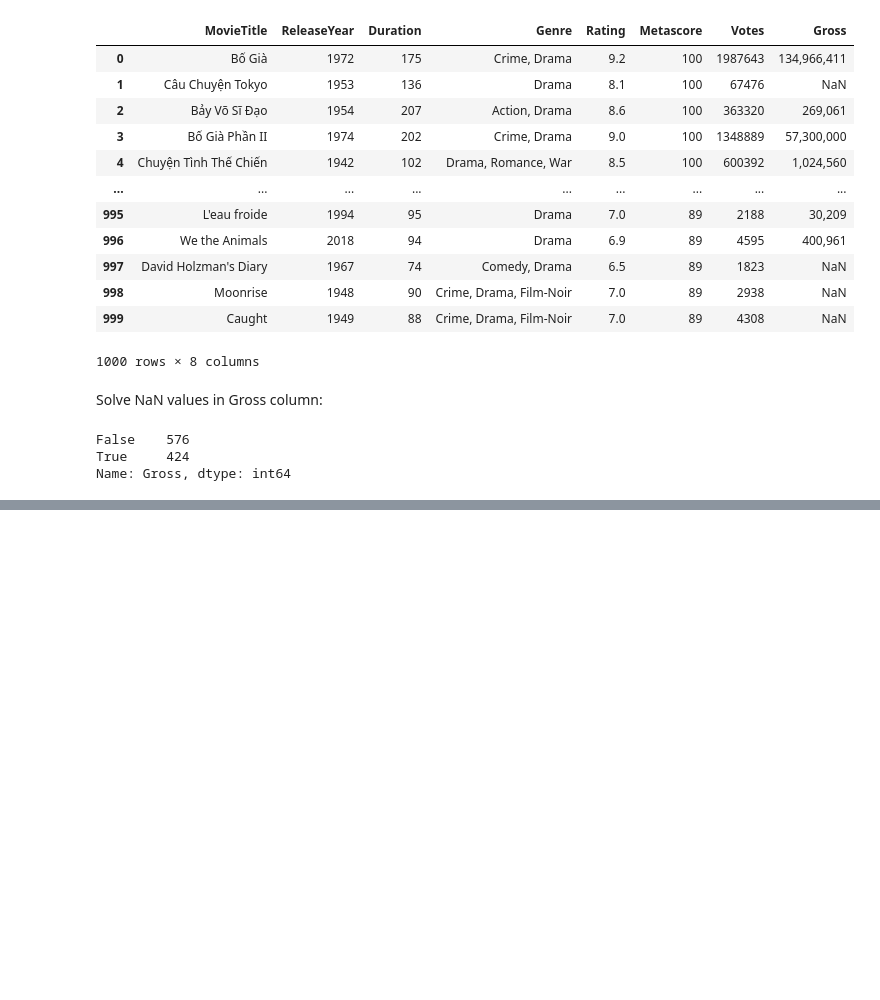
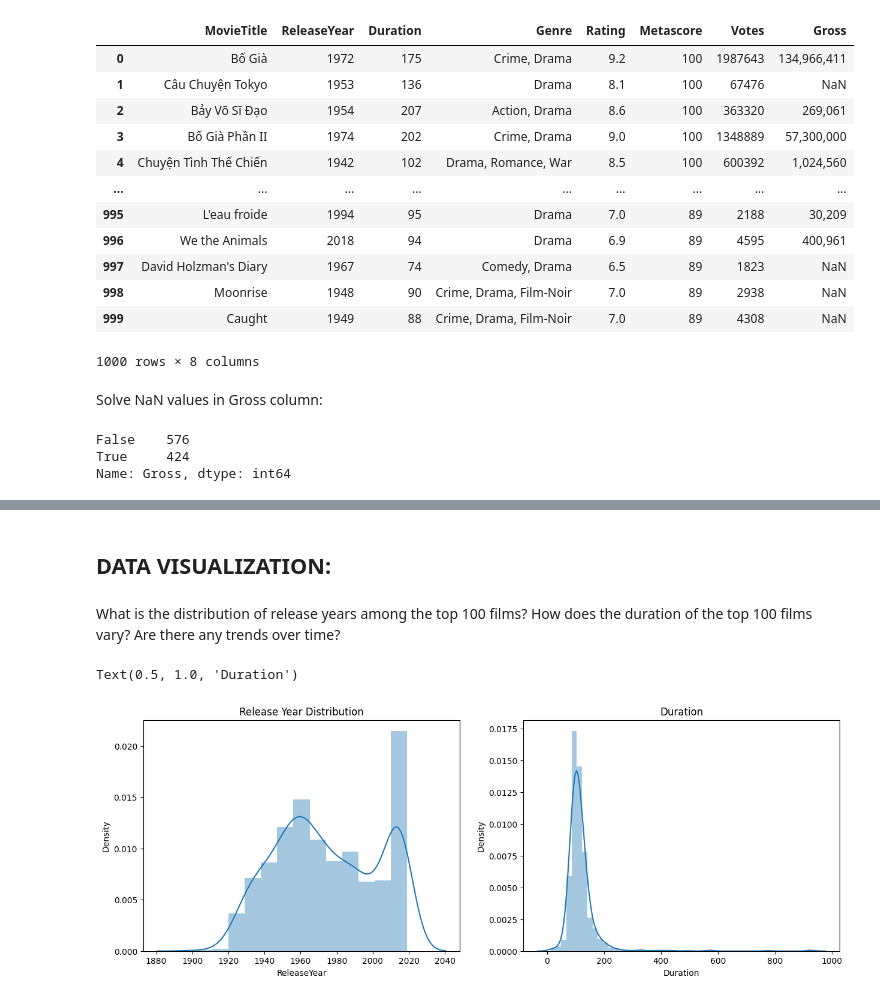
Before and after one commit to luongkhanhphuong2412/Movie_Recommedation_System, a Jupyter notebook: movie_analysis.ipynb, the cells around one changed output, grey strips where cells are left out. Cells and saved outputs as stored; diff of their text form; code cells hidden in the pictures; blank space fills up the shorter version.

```diff
--- a/movie_analysis.ipynb
+++ b/movie_analysis.ipynb
@@ -200,5 +203,5 @@ False    576
 True     424
 Name: Gross, dtype: int64
 # %%
-# remove rows having NaN values
-df.dropna(subset= ['Gross'], inplace= True)
+# # remove rows having NaN values
+# df.dropna(subset= ['Gross'], inplace= True)
@@ -220,0 +208,3 @@ df
+# %%
+df[['Genre_1', 'Genre_2', 'Genre_3']] = df['Genre'].str.split(',', expand= True)
+df
@@ -220,0 +225,4 @@ df
+# %%
+df['Genre_2']= df['Genre_2'].fillna(' ')
+df['Genre_3']= df['Genre_3'].fillna(' ')
+df.head(10)
@@ -220,0 +241,17 @@ df
+# %% [markdown]
+## DATA VISUALIZATION:
+# %% [markdown]
+What is the distribution of release years among the top 100 films?
+How does the duration of the top 100 films vary? Are there any trends over time?
+# %%
+plt.figure(figsize=(15,5))
+plt.subplot(1,2,1)
+sns.distplot(df.ReleaseYear)
+plt.title("Release Year Distribution")
+
+plt.subplot(1,2,2)
+sns.distplot(df.Duration)
+plt.title("Duration")
+# %% [output]
+Text(0.5, 1.0, 'Duration')
+[figure, added]
```
Also changed, not shown: parts of 7 cells of this notebook.
